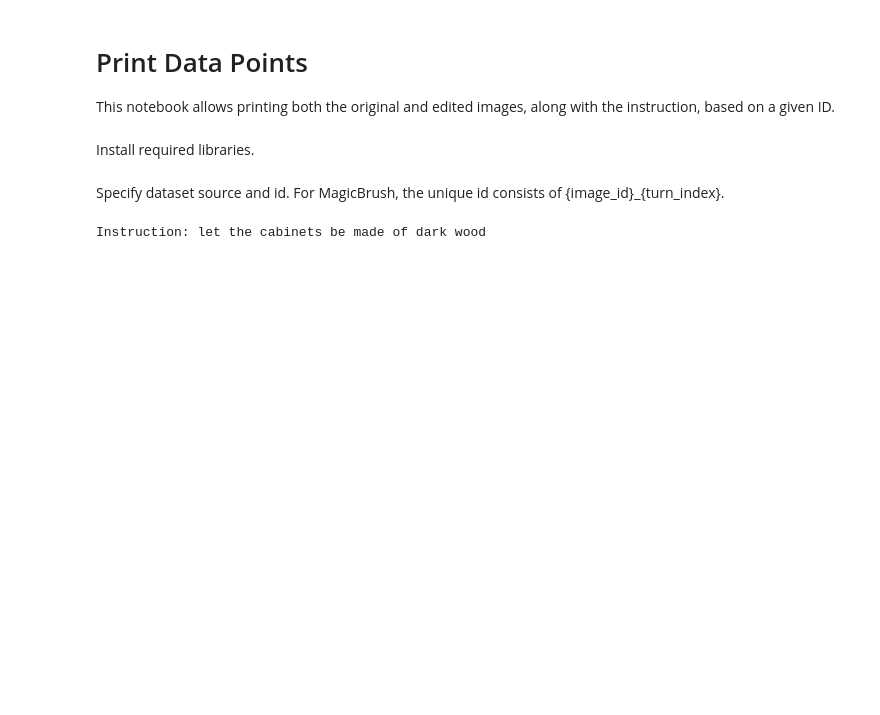
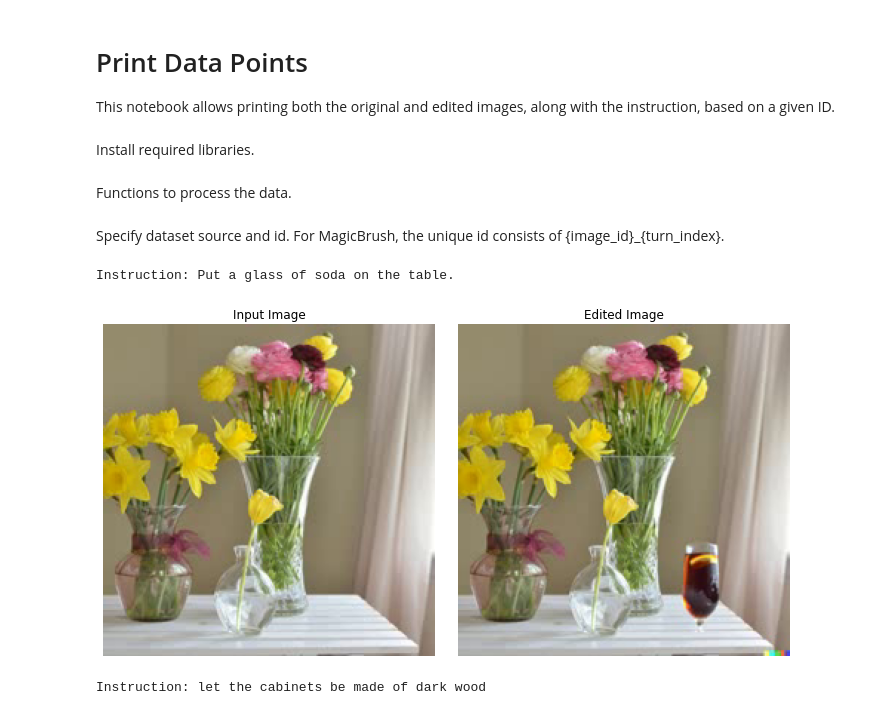
Before and after one commit to piadonabauer/thesis-edit-evaluation, a Jupyter notebook: data/visualization.ipynb, the cells around one changed output. Saved outputs shown, nothing was run; the diff lists cells and outputs as text; code cells hidden in the pictures; blank space fills up the shorter version.

Commit message:
update datasets

```diff
--- a/data/visualization.ipynb
+++ b/data/visualization.ipynb
@@ -8,6 +10,8 @@ import re
 import cv2
 import pandas as pd
 import matplotlib.pyplot as plt
+# %% [markdown]
+Functions to process the data.
 # %%
 def read_csv(file_path):
     return pd.read_csv(file_path)
@@ -44,7 +48,7 @@ def extract_frames_from_video(video_path):
     return frames
 
 
-def print_sample(dataset, unique_id):
+def print_sample(dataset, unique_id, save_dir=None):
     if dataset not in ["HumanEdit", "MagicBrush"]:
         print(
             f"Specified dataset {dataset} wrong. Must be either 'HumanEdit' or 'MagicBrush'."
@@ -73,6 +77,7 @@ def print_sample(dataset, unique_id):
     instruction = get_instruction_from_label(labels, number)
 
     print(f"Instruction: {instruction}")
+    #video_path = f"/home/jovyan/BA/Github/MagicBrush/vifi_format/videos/{unique_id}.mp4"
     video_path = f"{data_dir}/videos/{unique_id}.mp4"
     frames = extract_frames_from_video(video_path)
 
@@ -87,9 +92,16 @@ def print_sample(dataset, unique_id):
     axes[1].set_title(f"Edited Image")
 
     plt.tight_layout()
+    if save_dir:
+        plt.savefig(save_dir, bbox_inches='tight')
     plt.show()
 # %% [markdown]
 Specify dataset source and id. For MagicBrush, the unique id consists of {image_id}_{turn_index}.
+# %%
+print_sample(dataset="MagicBrush", unique_id="100626_1", save_dir="examples/vase.png")
+# %% [output]
+Instruction: Put a glass of soda on the table.
+[figure, added]
 # %%
 print_sample(dataset="MagicBrush", unique_id="102625_3")
 # %% [output]
```
Also changed, not shown: parts of 1 cell of this notebook, 18 other files.
